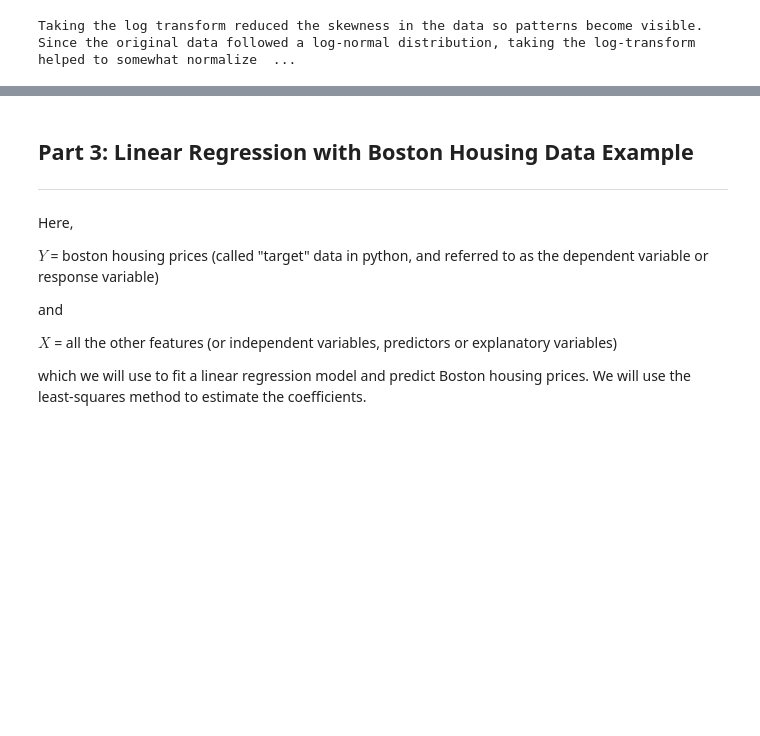
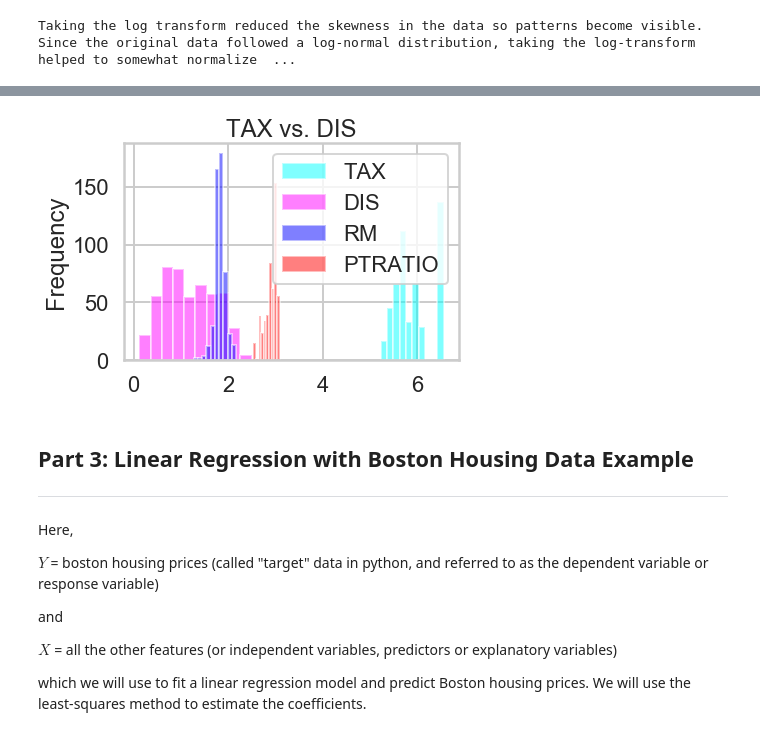
Before and after one commit to melshaer/Urban-Sound-Classification, a Jupyter notebook: linear_regression/linear_regression/Mini_Project_Linear_Regression.ipynb, the cells around one changed output, grey strips where cells are left out. Drawn from its saved outputs; the diff is of its cells as text; code cells hidden in the pictures; blank space fills up the shorter version.

```diff
--- a/linear_regression/linear_regression/Mini_Project_Linear_Regression.ipynb
+++ b/linear_regression/linear_regression/Mini_Project_Linear_Regression.ipynb
@@ -374,3 +383,14 @@ Taking the log transform reduced the skewness in the data so patterns become vis
+# %%
+plt.hist(np.log(bos.TAX), alpha=0.5, color='cyan', label='TAX')
+plt.hist(np.log(bos.DIS), alpha=0.5, color='magenta', label='DIS')
+plt.hist(np.log(bos.RM), alpha=0.5, color='blue', label='RM')
+plt.hist(np.log(bos.PTRATIO), alpha=0.5, color='red', label='PTRATIO')
+plt.title("TAX vs. DIS")
+plt.legend()
+plt.ylabel("Frequency")
+plt.show()
+# %% [output]
+[figure, added]
 # %% [markdown]
 ## Part 3: Linear Regression with Boston Housing Data Example
 ***
```
Also changed, not shown: parts of 1 cell of this notebook.
